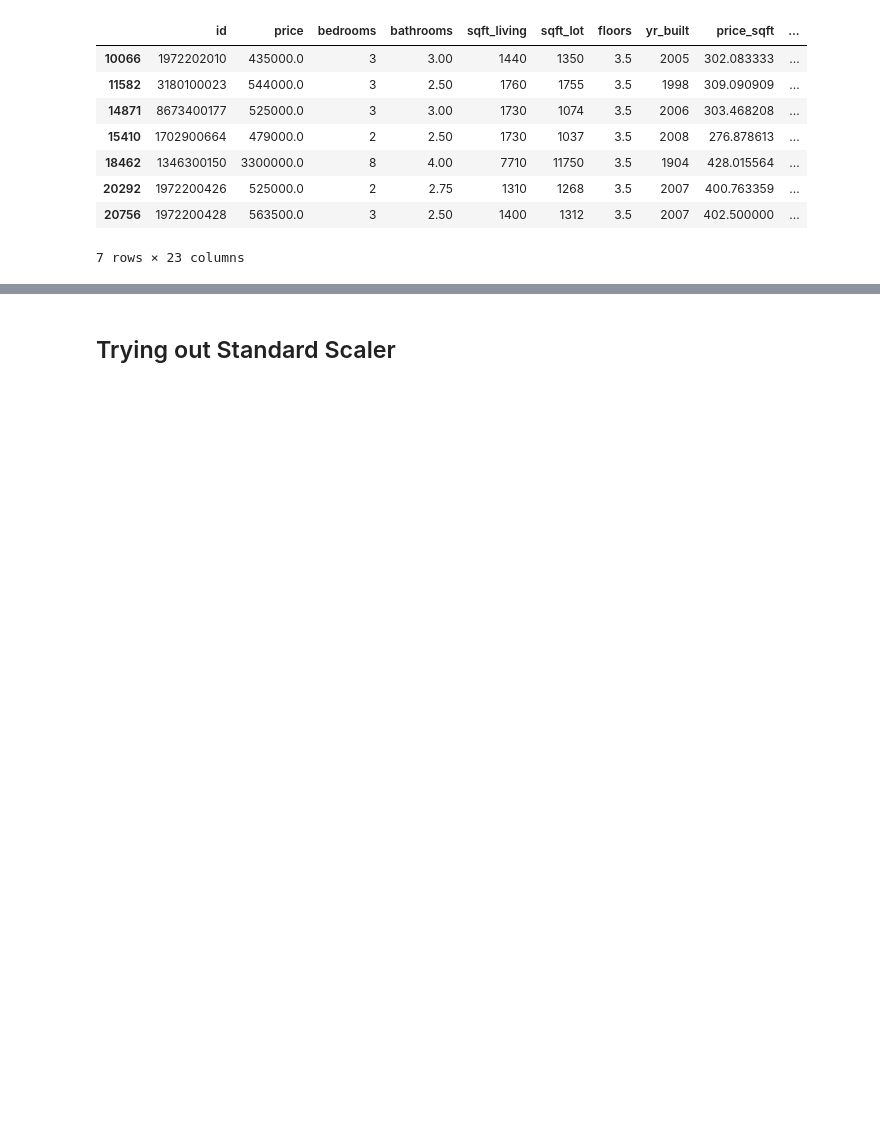
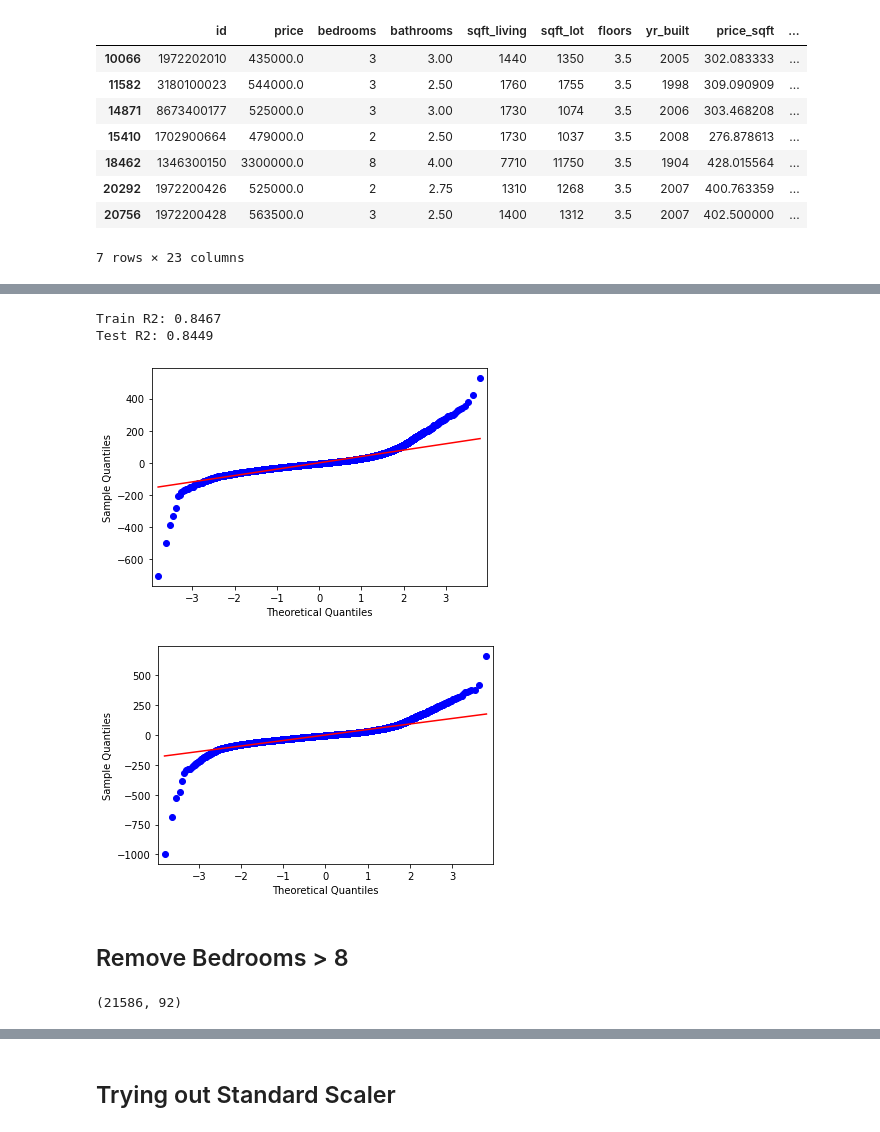
Before and after one commit to ThomasHChapman/P2-SeattleHousing, a Jupyter notebook: working_notebooks/tom_working.ipynb, the cells around one changed output, grey strips where cells are left out. Drawn from its saved outputs; the diff is of its cells as text; code cells hidden in the pictures; blank space fills up the shorter version.

```diff
--- a/working_notebooks/tom_working.ipynb
+++ b/working_notebooks/tom_working.ipynb
@@ -402,0 +427,7 @@ kc_encoded.loc[kc_encoded['floors'] > 3]
+# %%
+# OneHot encoding for new categorical variables. Drop first column to avoid perfect multicolinearity.
+ohe = OneHotEncoder(drop='first')
+zip_cats = ohe.fit_transform(cat_df2)
+zip_cats.todense()
+zip_df = pd.DataFrame(zip_cats.todense(), columns=ohe.get_feature_names(categoricals2))
+zip_df.head()
@@ -402,0 +442,4 @@ kc_encoded.loc[kc_encoded['floors'] > 3]
+# %%
+# Drop origical categorical columns, concatenate encoded columns.
+zip_data = simple_housing_zip.drop(columns=categoricals2)
+kc_encoded_zip = pd.concat([zip_data.reset_index(drop=True), zip_df.reset_index(drop=True)], axis=1)
@@ -402,0 +450,11 @@ kc_encoded.loc[kc_encoded['floors'] > 3]
+# %%
+# define X, y
+X_zip = kc_encoded_zip.drop(columns=['price_sqft', 'id'])
+y_zip = kc_encoded_zip['price_sqft']
+
+# Train / Test split
+X_zip_train, X_zip_test, y_zip_train, y_zip_test = train_test_split(
+    X_zip, y_zip, test_size=0.33, random_state=41)
+
+# add constant term/y-intercept to train data
+X_zip_preds = sm.add_constant(X_zip_train)
@@ -402,0 +500,29 @@ kc_encoded.loc[kc_encoded['floors'] > 3]
+# %%
+lr = LinearRegression()
+lr.fit(X_zip_train, y_zip_train)
+
+zip_train_preds = lr.predict(X_zip_train)
+zip_test_preds = lr.predict(X_zip_test)
+
+# Check R2 for Train/Test data.
+print(f"Train R2: {r2_score(y_zip_train, zip_train_preds):.4f}")
+print(f"Test R2: {r2_score(y_zip_test, zip_test_preds):.4f}")
+# %% [output]
+Train R2: 0.8467
+Test R2: 0.8449
+# %%
+# Checking for normality
+
+# Calculate our residuals
+zip_train_residuals = y_zip_train - zip_train_preds
+zip_test_residuals = y_zip_test - zip_test_preds
+
+# QQ Plot
+sm.qqplot(zip_train_residuals, line = 'r');
+
+sm.qqplot(train_residuals, line = 'r');
+# %% [output]
+[figure, added]
+[figure, added]
+# %% [markdown]
+## Remove Bedrooms > 8
@@ -402,0 +531,4 @@ kc_encoded.loc[kc_encoded['floors'] > 3]
+# %%
+kc_encoded_zip_br.shape
+# %% [output]
+(21586, 92)
```
Also changed, not shown: parts of 40 cells of this notebook.
